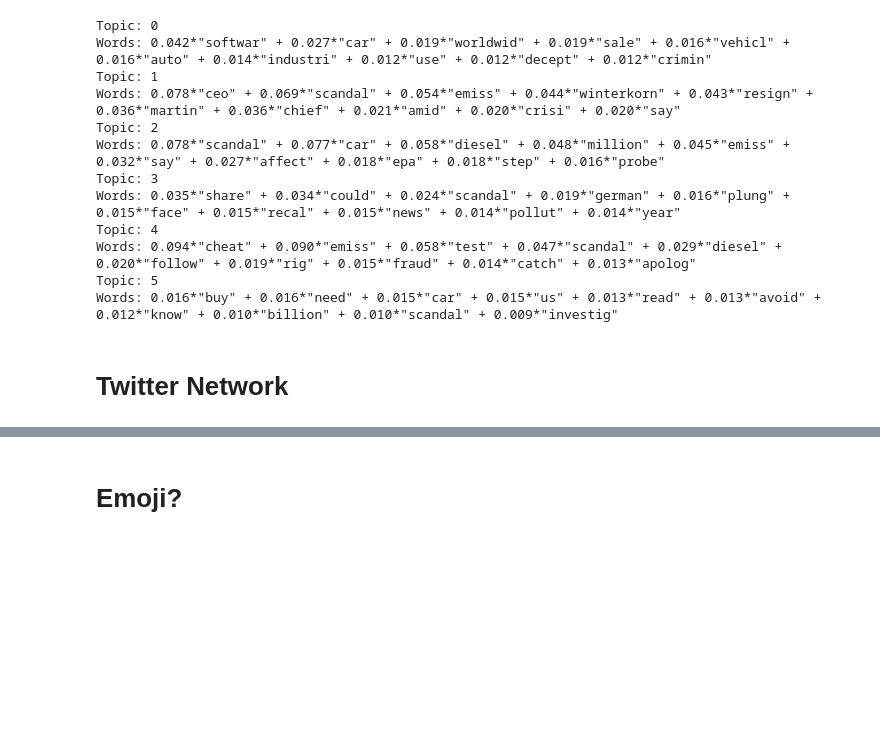
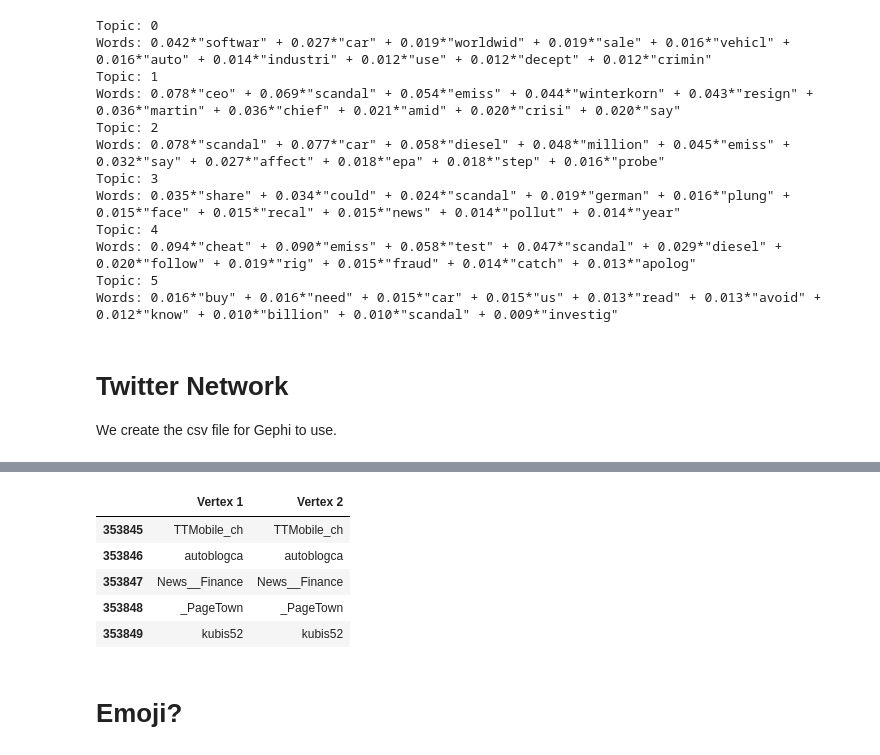
Before and after one commit to gentiltoto/Master-Project, a Jupyter notebook: Master Project.ipynb, the cells around one changed output, grey strips where cells are left out. Drawn from its saved outputs; the diff is of its cells as text; code cells hidden in the pictures; blank space fills up the shorter version.

Commit message:
JL: Twitter Edges Ready

```diff
--- a/Master Project.ipynb
+++ b/Master Project.ipynb
@@ -740,3 +740,20 @@ Topic: 5
 Words: 0.016*"buy" + 0.016*"need" + 0.015*"car" + 0.015*"us" + 0.013*"read" + 0.013*"avoid" + 0.012*"know" + 0.010*"billion" + 0.010*"scandal" + 0.009*"investig"
 # %% [markdown]
 # Twitter Network<a id='part6'></a>
+
+We create the csv file for Gephi to use.
+# %%
+net = df.filter(['text_raw', 'user'])
+net['mentions'] = net['text_raw'].str.findall(r'@[^\s]\w+')
+
+out = []
+for i in tnrange(len(net)):
+    if len(net['mentions'].iloc[i]) == 0:
+        out.append((net['user'].iloc[i], net['user'].iloc[i]))
+    else:
+        for mention in net['mentions'].iloc[i]:
+            out.append((net['user'].iloc[i], mention))
+
+edges = pd.DataFrame.from_records(out, columns=['Vertex 1', 'Vertex 2'])
+edges.tail()
+# %% [output]
@@ -742,0 +761,6 @@ Words: 0.016*"buy" + 0.016*"need" + 0.015*"car" + 0.015*"us" + 0.013*"read" + 0.
+|  | Vertex 1 | Vertex 2 |
+| 353845 | TTMobile_ch | TTMobile_ch |
+| 353846 | autoblogca | autoblogca |
+| 353847 | News__Finance | News__Finance |
+| 353848 | _PageTown | _PageTown |
+| 353849 | kubis52 | kubis52 |
```
Also changed, not shown: parts of 2 cells of this notebook, 1 other file.
